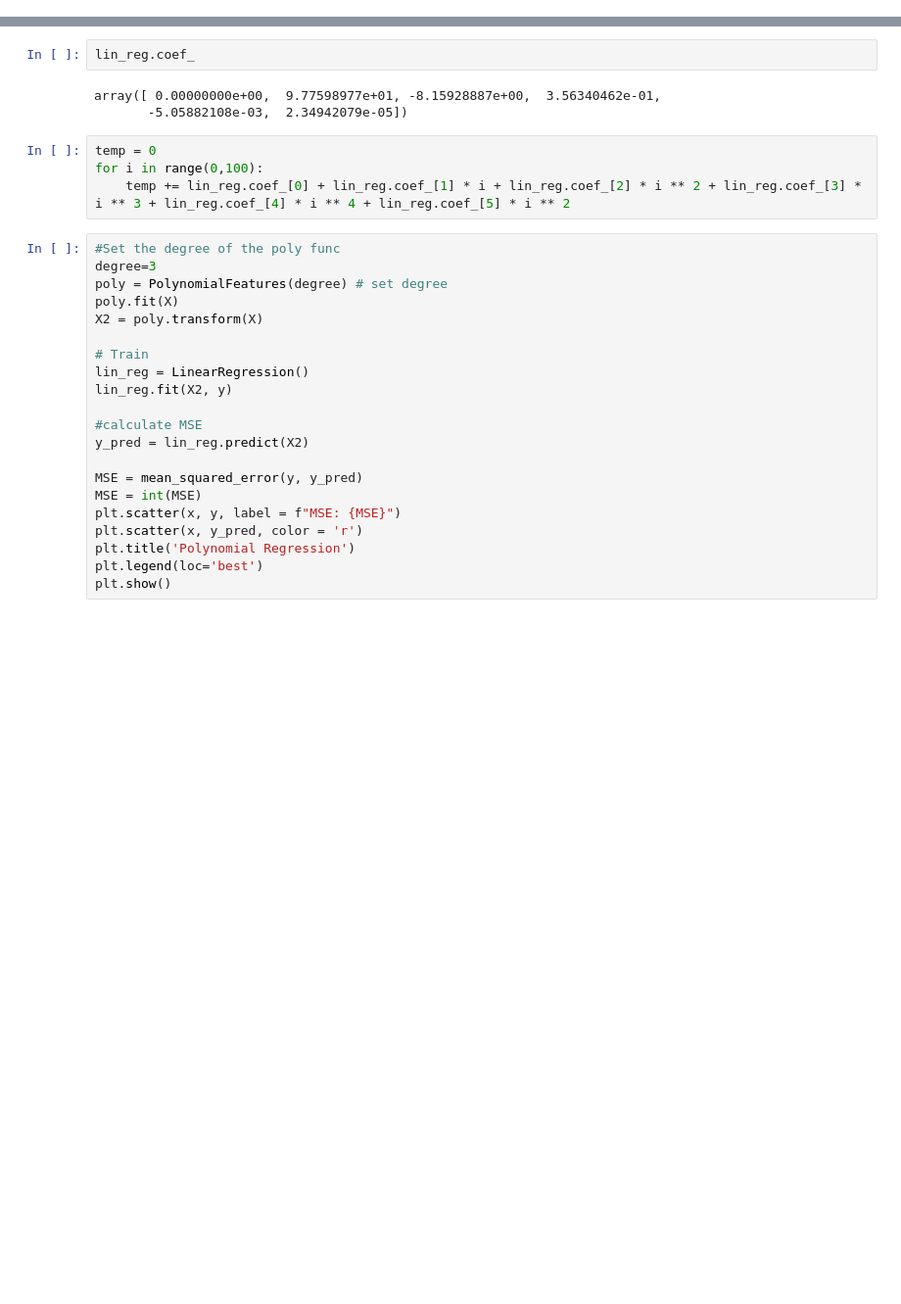
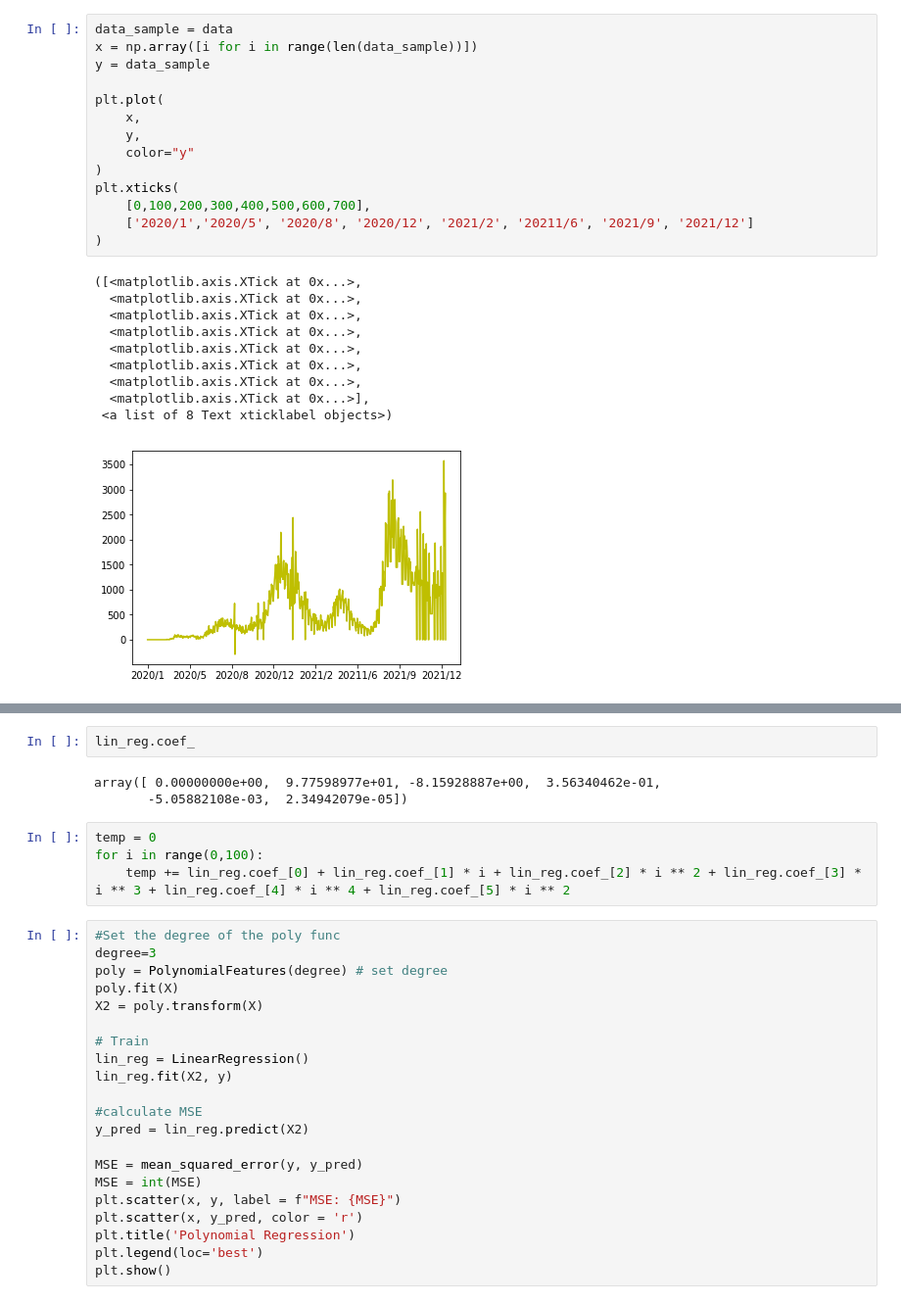
Before and after one commit to GoodrainCN/Covid_Trend, a Jupyter notebook: polynomial.ipynb, the cells around one changed output, grey strips where cells are left out. Shown at 98% size. Saved outputs shown, nothing was run; the diff lists cells and outputs as text; blank space fills up the shorter version.

```diff
--- a/polynomial.ipynb
+++ b/polynomial.ipynb
@@ -167,0 +174,25 @@ plt.show()
+# %%
+data_sample = data
+x = np.array([i for i in range(len(data_sample))])
+y = data_sample
+
+plt.plot(
+    x,
+    y,
+    color="y"
+)
+plt.xticks(
+    [0,100,200,300,400,500,600,700],
+    ['2020/1','2020/5', '2020/8', '2020/12', '2021/2', '20211/6', '2021/9', '2021/12']
+)
+# %% [output]
+([<matplotlib.axis.XTick at 0x...>,
+  <matplotlib.axis.XTick at 0x...>,
+  <matplotlib.axis.XTick at 0x...>,
+  <matplotlib.axis.XTick at 0x...>,
+  <matplotlib.axis.XTick at 0x...>,
+  <matplotlib.axis.XTick at 0x...>,
+  <matplotlib.axis.XTick at 0x...>,
+  <matplotlib.axis.XTick at 0x...>],
+ <a list of 8 Text xticklabel objects>)
+[figure, added]
```
Also changed, not shown: parts of 5 cells of this notebook, 19 other files.
